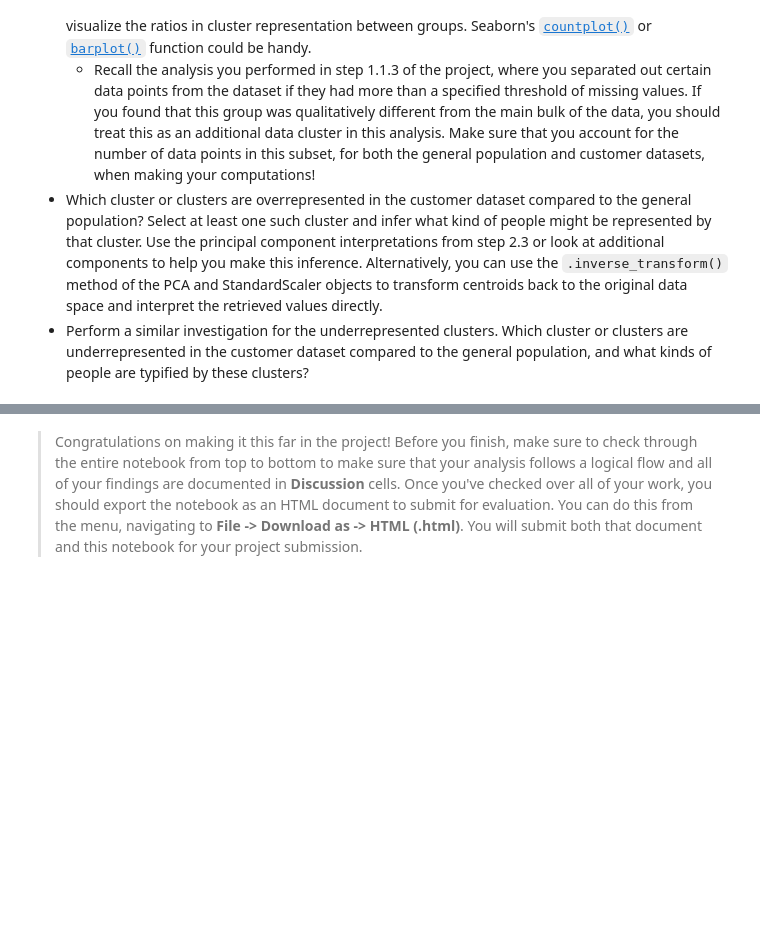
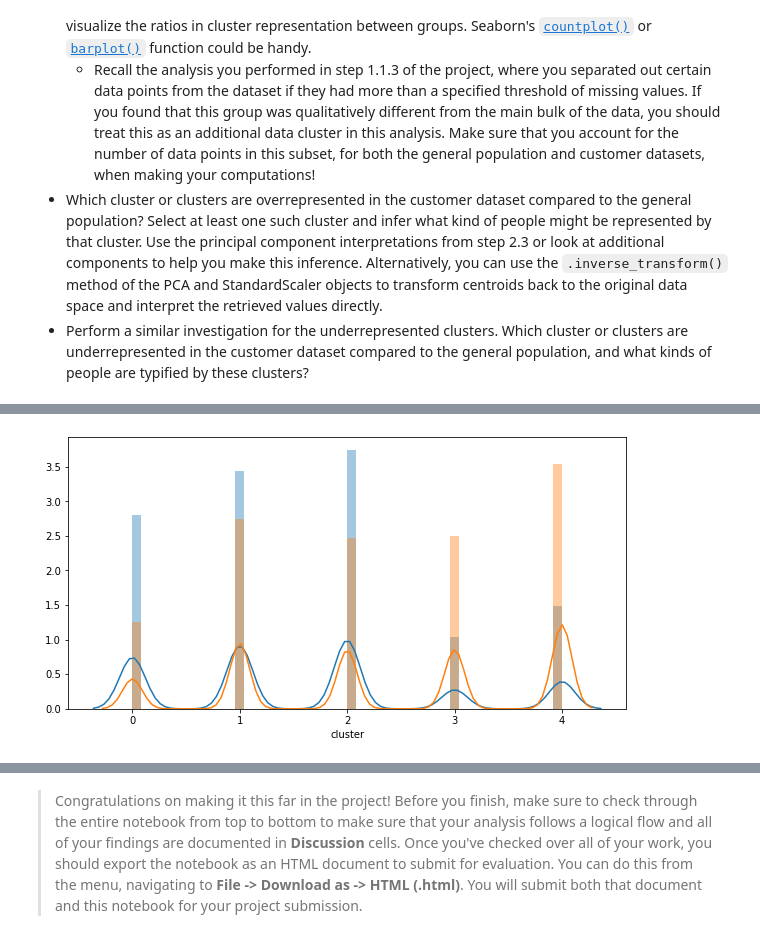
Before and after one commit to chpolyzo/intro_MLND, a Jupyter notebook: third_project/Identify_Customer_Segments.ipynb, the cells around one changed output, grey strips where cells are left out. Cells and saved outputs as stored; diff of their text form; code cells hidden in the pictures; blank space fills up the shorter version.

```diff
--- a/third_project/Identify_Customer_Segments.ipynb
+++ b/third_project/Identify_Customer_Segments.ipynb
@@ -1795,3 +1828,9 @@ Take a look at the following points in this step:
+# %%
+plt.figure(figsize = [10, 5])
+sns.distplot(cus_clust['cluster'], label = 'Customer')
+sns.distplot(gen_clust['cluster'], label = 'General');
+# %% [output]
+[figure, added]
 # %%
 # Compare the proportion of data in each cluster for the customer data to the
 # proportion of data in each cluster for the general population.
```
Also changed, not shown: parts of 24 cells of this notebook.
